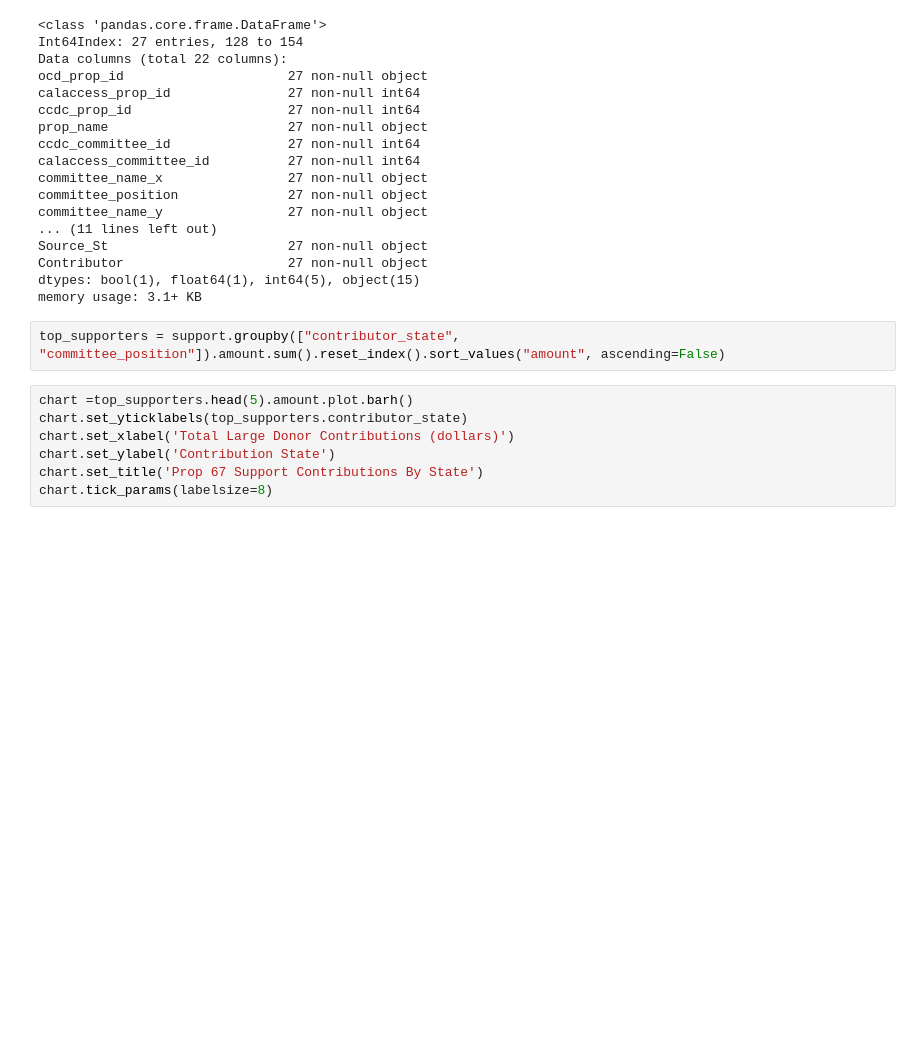
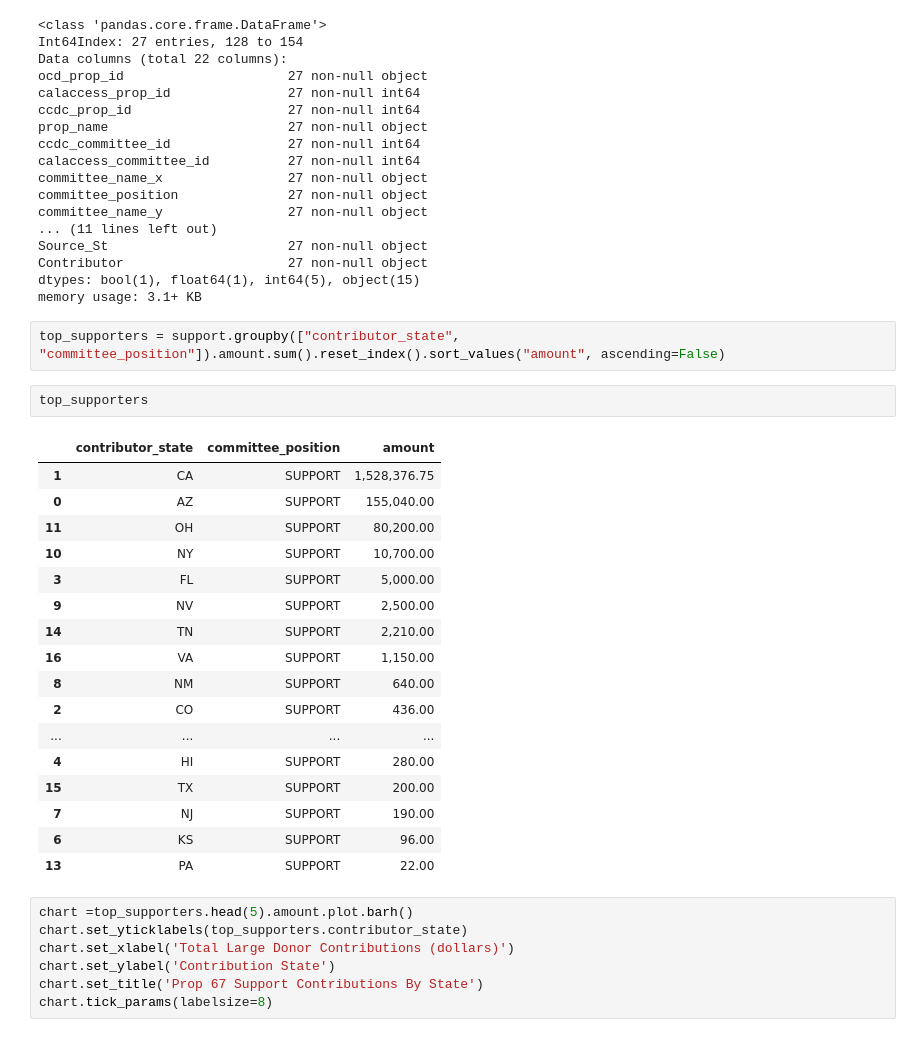
Before and after one commit to Juli2017/first-python-notebook, a Jupyter notebook: FinalNotebook.ipynb, the cells around one changed output. Cells and saved outputs as stored; diff of their text form; blank space fills up the shorter version.

```diff
--- a/FinalNotebook.ipynb
+++ b/FinalNotebook.ipynb
@@ -215,6 +239,26 @@ dtypes: bool(1), float64(1), int64(5), object(15)
 memory usage: 3.1+ KB
 # %%
 top_supporters = support.groupby(["contributor_state", "committee_position"]).amount.sum().reset_index().sort_values("amount", ascending=False)
+# %%
+top_supporters
+# %% [output]
+|  | contributor_state | committee_position | amount |
+| 1 | CA | SUPPORT | 1,528,376.75 |
+| 0 | AZ | SUPPORT | 155,040.00 |
+| 11 | OH | SUPPORT | 80,200.00 |
+| 10 | NY | SUPPORT | 10,700.00 |
+| 3 | FL | SUPPORT | 5,000.00 |
+| 9 | NV | SUPPORT | 2,500.00 |
+| 14 | TN | SUPPORT | 2,210.00 |
+| 16 | VA | SUPPORT | 1,150.00 |
+| 8 | NM | SUPPORT | 640.00 |
+| 2 | CO | SUPPORT | 436.00 |
+| ... | ... | ... | ... |
+| 4 | HI | SUPPORT | 280.00 |
+| 15 | TX | SUPPORT | 200.00 |
+| 7 | NJ | SUPPORT | 190.00 |
+| 6 | KS | SUPPORT | 96.00 |
+| 13 | PA | SUPPORT | 22.00 |
 # %%
 chart =top_supporters.head(5).amount.plot.barh()
 chart.set_yticklabels(top_supporters.contributor_state)
```
Also changed, not shown: parts of 21 cells of this notebook.
